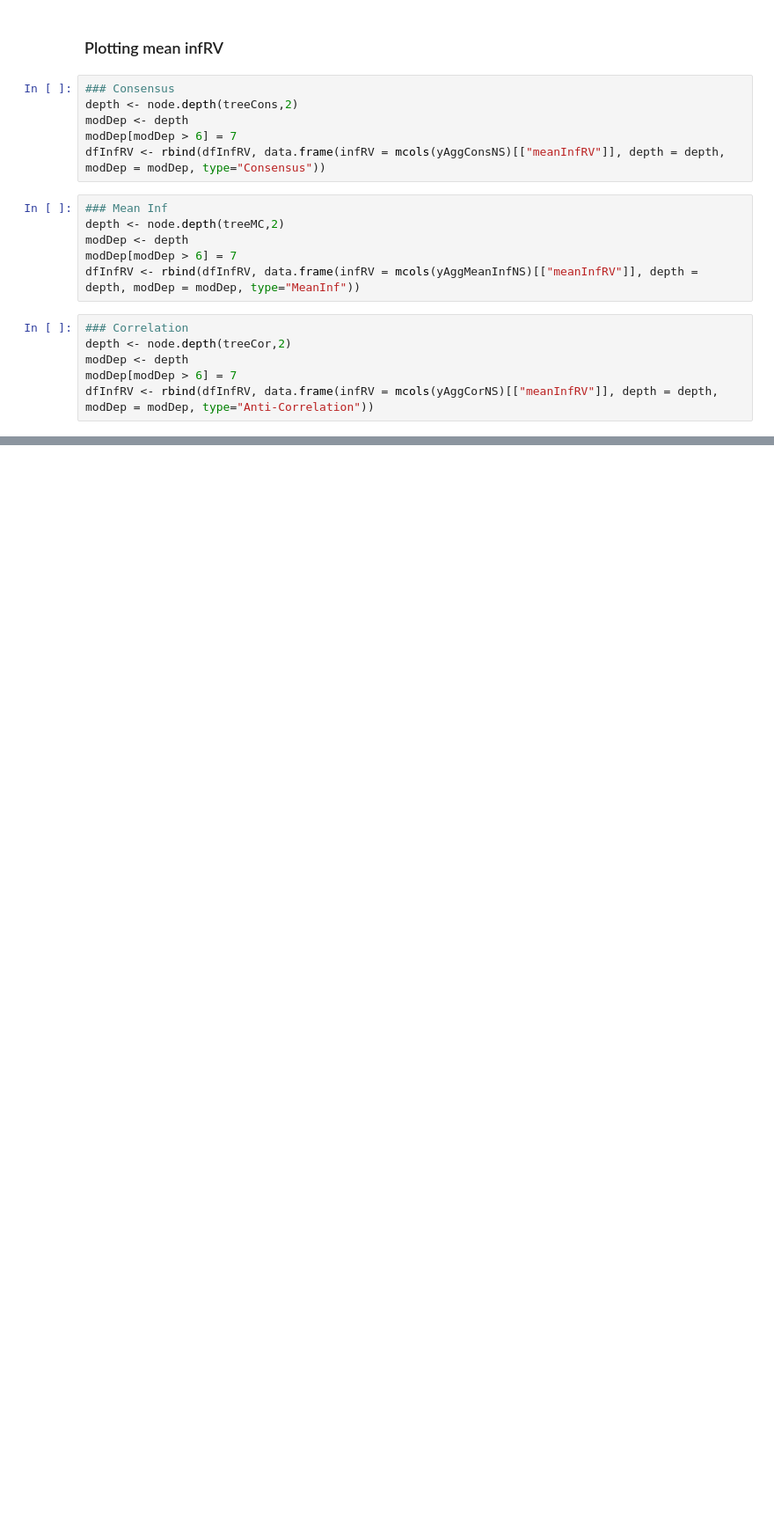
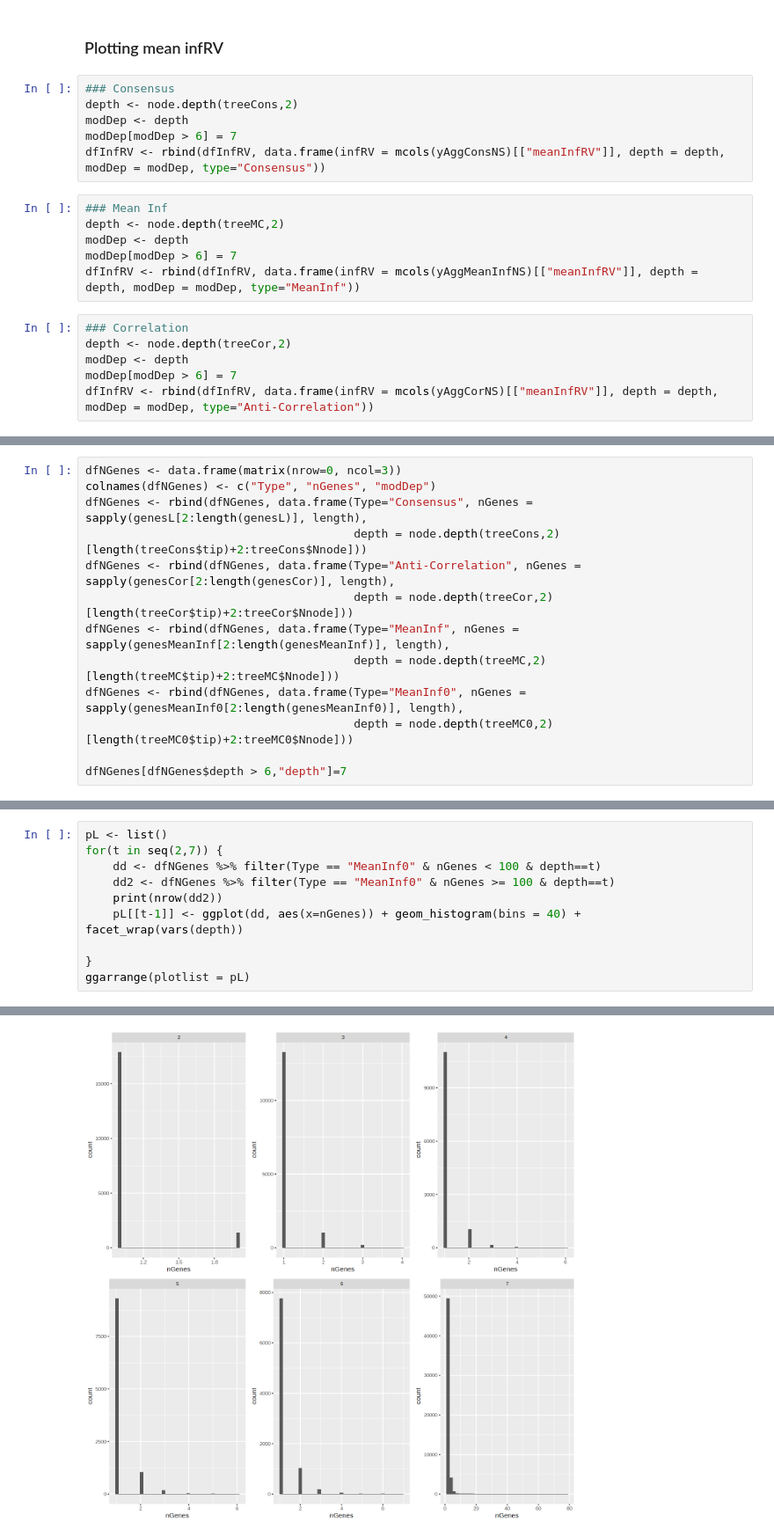
Before and after one commit to NPSDC/treeTerminusScripts, a Jupyter notebook: brain_simulation_nodtu/mode=gc_bias/post_type=gibbs_nrep=100_tf=100/updated/tree_analysis/Cons_Thr_Mean_Cor.ipynb, the cells around one changed output, grey strips where cells are left out. Shown at 88% size. Saved outputs shown, nothing was run; the diff lists cells and outputs as text; blank space fills up the shorter version.

```diff
--- a/brain_simulation_nodtu/mode=gc_bias/post_type=gibbs_nrep=100_tf=100/updated/tree_analysis/Cons_Thr_Mean_Cor.ipynb
+++ b/brain_simulation_nodtu/mode=gc_bias/post_type=gibbs_nrep=100_tf=100/updated/tree_analysis/Cons_Thr_Mean_Cor.ipynb
@@ -247,0 +200,13 @@ ggarrange(plotlist = pL)
+# %%
+dfNGenes <- data.frame(matrix(nrow=0, ncol=3))
+colnames(dfNGenes) <- c("Type", "nGenes", "modDep")
+dfNGenes <- rbind(dfNGenes, data.frame(Type="Consensus", nGenes = sapply(genesL[2:length(genesL)], length),
+                                       depth = node.depth(treeCons,2)[length(treeCons$tip)+2:treeCons$Nnode]))
+dfNGenes <- rbind(dfNGenes, data.frame(Type="Anti-Correlation", nGenes = sapply(genesCor[2:length(genesCor)], length),
+                                       depth = node.depth(treeCor,2)[length(treeCor$tip)+2:treeCor$Nnode]))
+dfNGenes <- rbind(dfNGenes, data.frame(Type="MeanInf", nGenes = sapply(genesMeanInf[2:length(genesMeanInf)], length),
+                                       depth = node.depth(treeMC,2)[length(treeMC$tip)+2:treeMC$Nnode]))
+dfNGenes <- rbind(dfNGenes, data.frame(Type="MeanInf0", nGenes = sapply(genesMeanInf0[2:length(genesMeanInf0)], length),
+                                       depth = node.depth(treeMC0,2)[length(treeMC0$tip)+2:treeMC0$Nnode]))
+
+dfNGenes[dfNGenes$depth > 6,"depth"]=7
@@ -247,0 +267,11 @@ ggarrange(plotlist = pL)
+# %%
+pL <- list()
+for(t in seq(2,7)) {
+    dd <- dfNGenes %>% filter(Type == "MeanInf0" & nGenes < 100 & depth==t)
+    dd2 <- dfNGenes %>% filter(Type == "MeanInf0" & nGenes >= 100 & depth==t)
+    print(nrow(dd2))
+    pL[[t-1]] <- ggplot(dd, aes(x=nGenes)) + geom_histogram(bins = 40) + facet_wrap(vars(depth))
+
+}
+ggarrange(plotlist = pL)
+# %% [output]
@@ -247,0 +284 @@ ggarrange(plotlist = pL)
+[figure, added]
```
Also changed, not shown: parts of 89 cells of this notebook, 3 other files.
